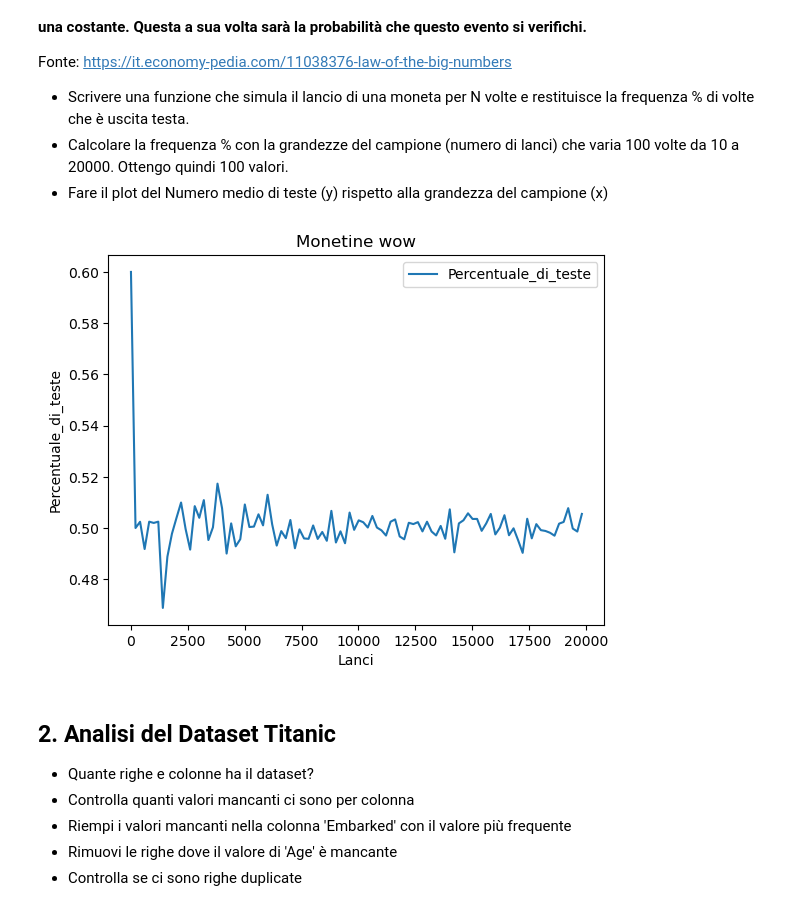
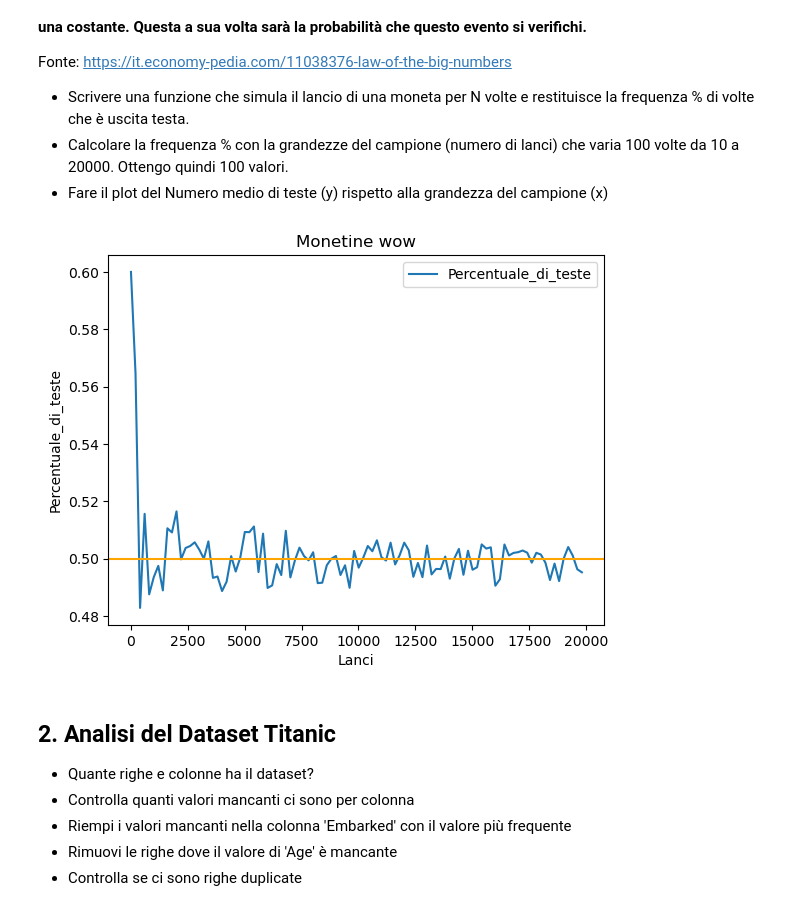
Before and after one commit to MarcoMall/ProgrammingLab2, a Jupyter notebook: 4_Esercizi_lez4.ipynb, the cells around one changed output. Saved outputs shown, nothing was run; the diff lists cells and outputs as text; code cells hidden in the pictures.

```diff
--- a/4_Esercizi_lez4.ipynb
+++ b/4_Esercizi_lez4.ipynb
@@ -13,26 +13,27 @@ Fonte: https://it.economy-pedia.com/11038376-law-of-the-big-numbers
 # %%
 import numpy as np
 import pandas as pd
 import matplotlib.pyplot as plt
-import random
+
 def lancio_moneta_n(n):
-    v=[random.randint(0,1) for i in range(n)]
+    v=[np.random.randint(0,2) for i in range(n)]
     return sum(v)/len(v)
 
-x=np.array([i for i in range(10,20001,200)])
-y=np.array([lancio_moneta_n(i) for i in range(10,20001,200)])
-df=pd.DataFrame([y,x])
-df=df.transpose()
-df.columns= ["Percentuale_di_teste","Lanci"]
+x=pd.Series([i for i in range(10,20001,200)])
+y=pd.Series([lancio_moneta_n(i) for i in range(10,20000,199)])
+
+df=pd.concat([x,y],axis=1)
+df.columns= ["Lanci","Percentuale_di_teste"]
 
 
 df.plot.line(x='Lanci',y='Percentuale_di_teste')
+plt.axhline(y=0.5,color='orange')
 plt.title('Monetine wow')
 plt.xlabel('Lanci')
 plt.ylabel('Percentuale_di_teste')
 plt.show()
 # %% [output]
-[figure, old version]
+[figure, new version]
 # %% [markdown]
 ## 2. Analisi del Dataset Titanic
 - Quante righe e colonne ha il dataset?
```
Also changed, not shown: parts of 4 cells of this notebook, 2 other files.
